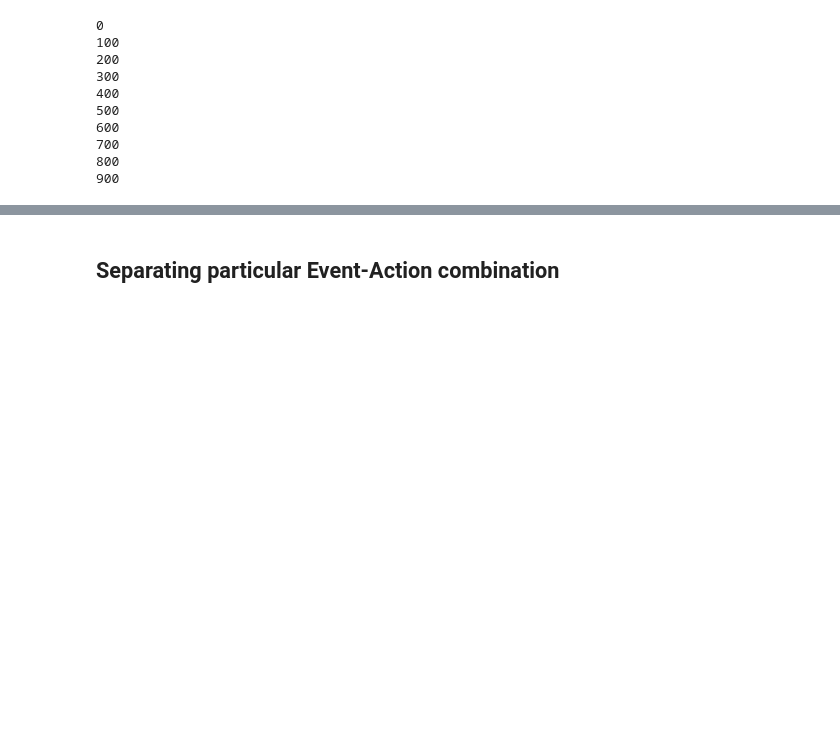
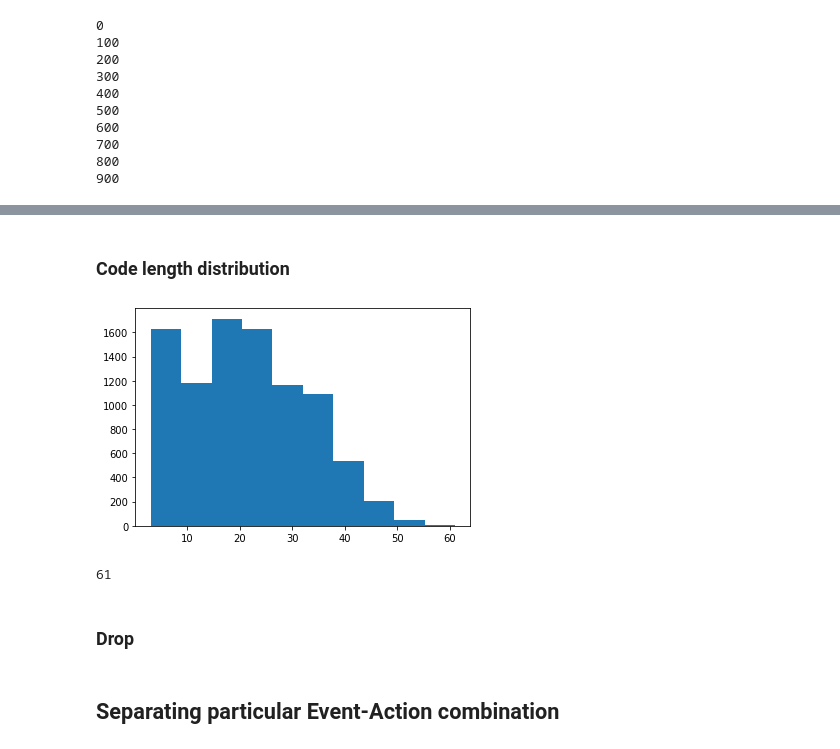
Before and after one commit to Masum06/Text2App, a Jupyter notebook: notebooks/data_synthesis.ipynb, the cells around one changed output, grey strips where cells are left out. Drawn from its saved outputs; the diff is of its cells as text; code cells hidden in the pictures; blank space fills up the shorter version.

```diff
--- a/notebooks/data_synthesis.ipynb
+++ b/notebooks/data_synthesis.ipynb
@@ -718,3 +741,22 @@ df = df[:1000]
+# %% [markdown]
+### Code length distribution
+# %%
+code_len = []
+for i in range(len(sar_train)):
+  code_len.append(len(sar_train[i].split()))
+# %%
+import matplotlib.pyplot as plt
+
+plt.hist(code_len)
+plt.show()
+# %% [output]
+[figure, added]
+# %%
+np.max(code_len)
+# %% [output]
+61
+# %% [markdown]
+### Drop
 # %%
 df.to_csv("nl_sar_combined.csv", index=False)
 # %% [markdown]
```
Also changed, not shown: parts of 15 cells of this notebook.
